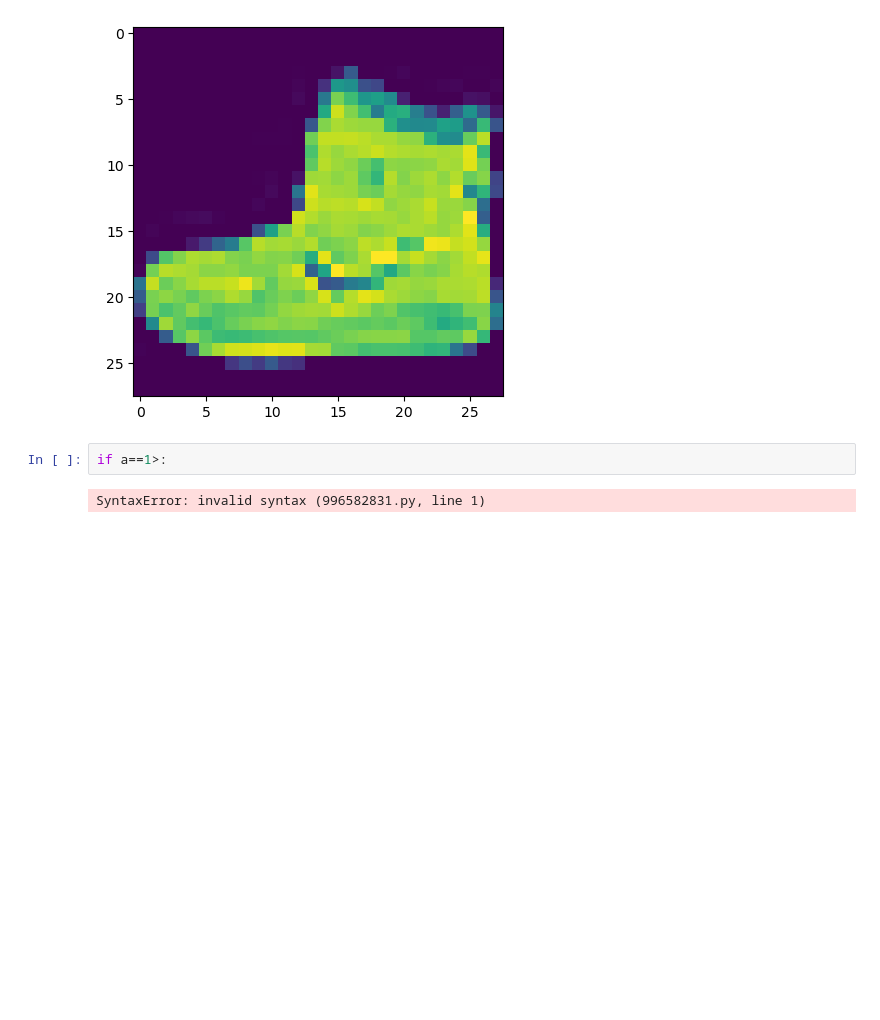
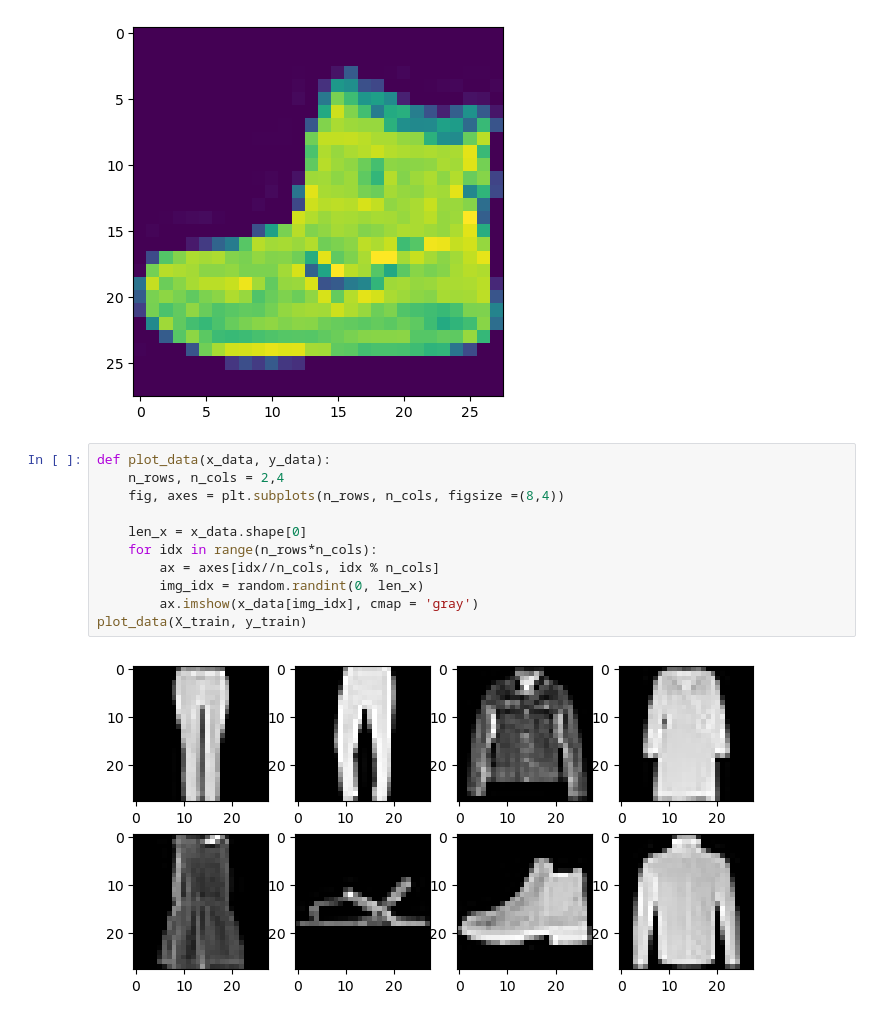
Before and after one commit to khang3004/FashionMNIST-MLP-CNN, a Jupyter notebook: Untitled-1.ipynb, the cells around one changed output. Cells and saved outputs as stored; diff of their text form; blank space fills up the shorter version.

Commit message:
generate plot_data function and plot trainning dataset

```diff
--- a/Untitled-1.ipynb
+++ b/Untitled-1.ipynb
@@ -46,7 +47,16 @@ class_names[y_train[0]]
 plt.imshow(X_train[0]);
 # %% [output]
 [figure]
-# %%
-if a==1>:
-# %% [output]
-SyntaxError: invalid syntax (996582831.py, line 1)
+# %%
+def plot_data(x_data, y_data):
+    n_rows, n_cols = 2,4
+    fig, axes = plt.subplots(n_rows, n_cols, figsize =(8,4))
+
+    len_x = x_data.shape[0]
+    for idx in range(n_rows*n_cols):
+        ax = axes[idx//n_cols, idx % n_cols]
+        img_idx = random.randint(0, len_x)
+        ax.imshow(x_data[img_idx], cmap = 'gray')
+plot_data(X_train, y_train)
+# %% [output]
+[figure, added]
```
Also changed, not shown: parts of 1 cell of this notebook.
